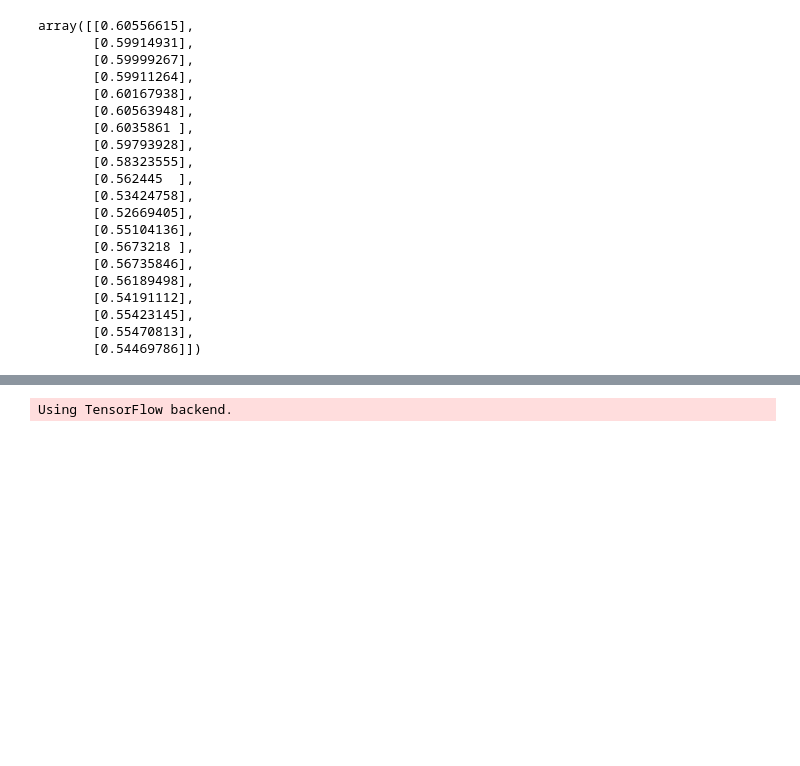
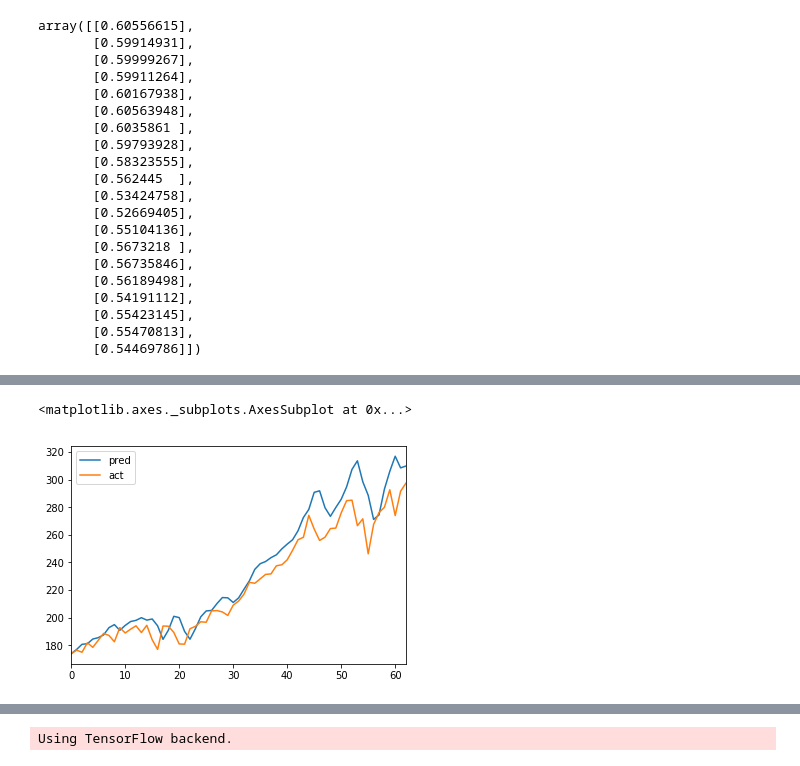
Before and after one commit to drewkerwin/stock-prediction, a Jupyter notebook: spy-prediction.ipynb, the cells around one changed output, grey strips where cells are left out. Cells and saved outputs as stored; diff of their text form; code cells hidden in the pictures; blank space fills up the shorter version.

```diff
--- a/spy-prediction.ipynb
+++ b/spy-prediction.ipynb
@@ -341,0 +538,9 @@ array([[0.60556615],
+# %%
+act = []
+pred = []
+for i in range(63):
+#i=249
+    Xt = model.predict(X_test[i].reshape(1,lb,1))
+    print('predicted:{0}, actual:{1}'.format(scl.inverse_transform(Xt),scl.inverse_transform(y_test[i].reshape(-1,1))))
+    pred.append(scl.inverse_transform(Xt))
+    act.append(scl.inverse_transform(y_test[i].reshape(-1,1)))
@@ -341,0 +565,8 @@ array([[0.60556615],
+# %%
+import pandas as pd
+result_df = pd.DataFrame({'pred':list(np.reshape(pred, (-1))),'act':list(np.reshape(act, (-1)))})
+# %%
+result_df.plot(kind='line')
+# %% [output]
+<matplotlib.axes._subplots.AxesSubplot at 0x...>
+[figure, added]
```
Also changed, not shown: parts of 18 cells of this notebook.
